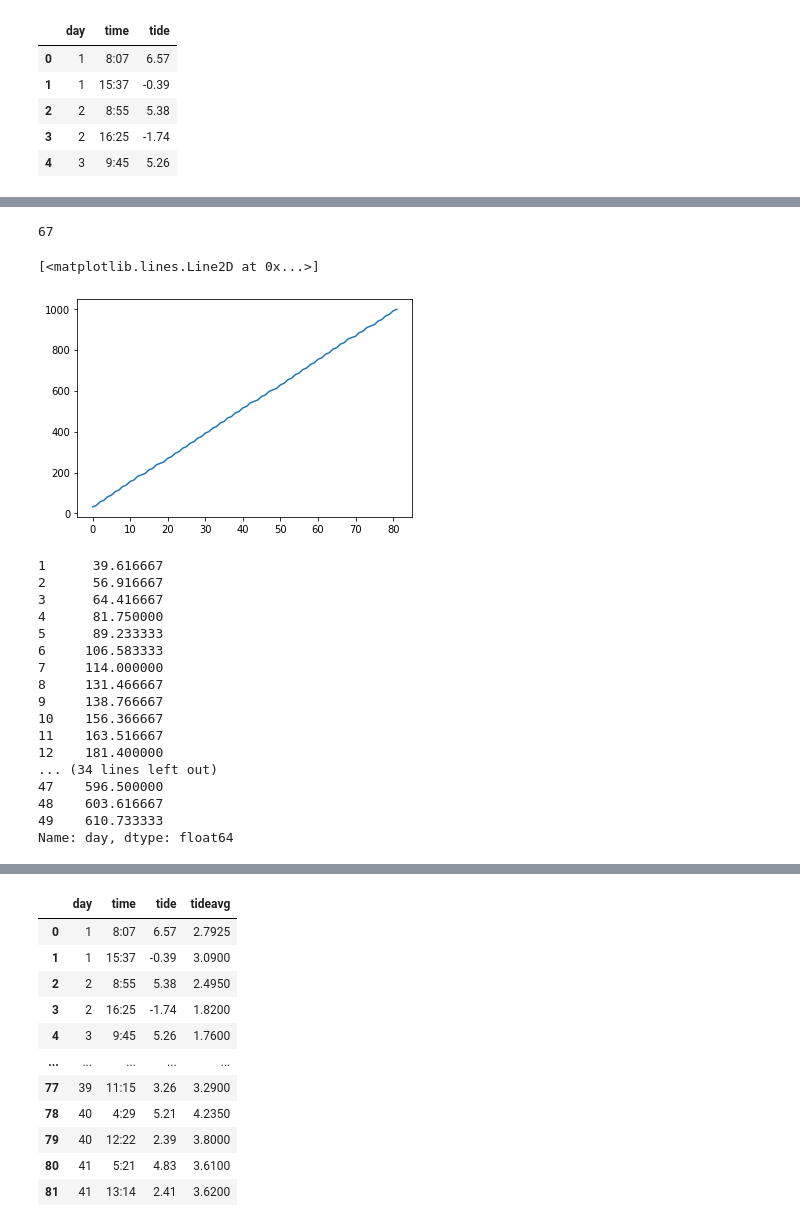
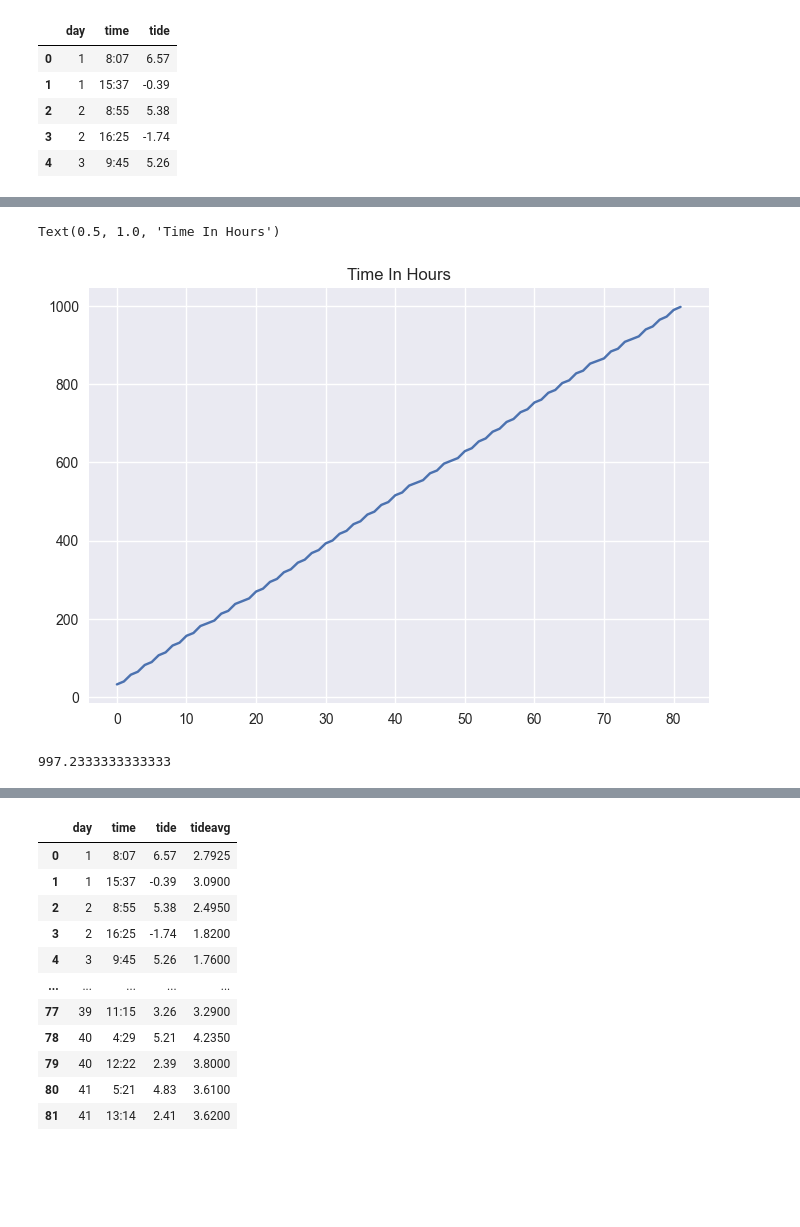
Before and after one commit to BurleighCharlton/ASTR-19-TIDES, a Jupyter notebook: GroupWork_TIDES.ipynb, the cells around one changed output, grey strips where cells are left out. Saved outputs shown, nothing was run; the diff lists cells and outputs as text; code cells hidden in the pictures; blank space fills up the shorter version.

Commit message:
Add Saved Images, Update Fitting

```diff
--- a/GroupWork_TIDES.ipynb
+++ b/GroupWork_TIDES.ipynb
@@ -20,0 +12,3 @@ import pylab as pl
+# %%
+plt.style.use('seaborn')
+plt.rcParams['figure.dpi'] = 100
@@ -32,16 +30,10 @@ df.head()
 # %%
-ts = '1:07'
-min = sum(int(x) * 60 ** i for i, x in enumerate(reversed(ts.split(':'))))
-print(min)
+def timeto_min(ts):
+  '''
+  takes a string representing the tiume and returns minutes from start of day
+  '''
+  minutes = sum(int(x) * 60 ** i for i, x in enumerate(reversed(ts.split(':'))))
+  return minutes
-# %% [output]
-67
-# %%
-def timeto_min(ts):
-  '''
-  takes a string representng the tiume and returns minutes from start of day
-  '''
-  minutes = sum(int(x) * 60 ** i for i, x in enumerate(reversed(ts.split(':'))))
-  return minutes
 # %%
 h= df['day']
 h = 24 * 60 * h
@@ -51,8 +44,10 @@ ti = np.array(list(map(timeto_min, ti)))
 x = h+ti
 x = x/60
 #x now represents hours
-# %%
-plt.plot(x)
-# %% [output]
-[<matplotlib.lines.Line2D at 0x...>]
-[figure, removed]
+# %%
+#Check that the data is monotonically increasing via a plot
+plt.plot(x)
+plt.title('Time In Hours')
+# %% [output]
+Text(0.5, 1.0, 'Time In Hours')
+[figure, added]
@@ -59 +57,5 @@ plt.plot(x)
+# %%
+max(x)
+# %% [output]
+997.2333333333333
 # %%
@@ -62,20 +62,0 @@ y_error = np.full(len(y), .25)
-# %%
-x[1:50]
-# %% [output]
-1      39.616667
-2      56.916667
-3      64.416667
-4      81.750000
-5      89.233333
-6     106.583333
-7     114.000000
-8     131.466667
-9     138.766667
-10    156.366667
-11    163.516667
-12    181.400000
-... (34 lines left out)
-47    596.500000
-48    603.616667
-49    610.733333
-Name: day, dtype: float64
```
Also changed, not shown: parts of 85 cells of this notebook, 5 other files.
